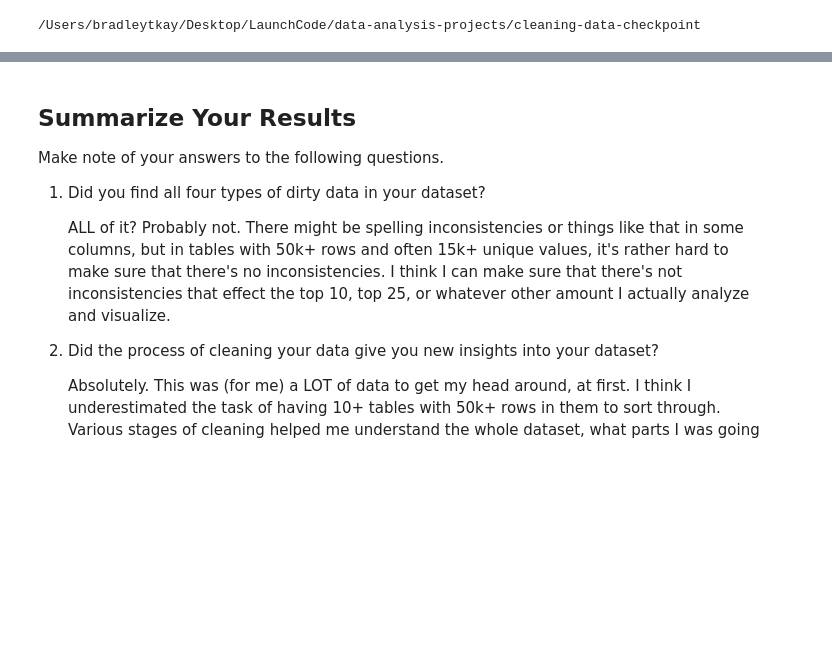
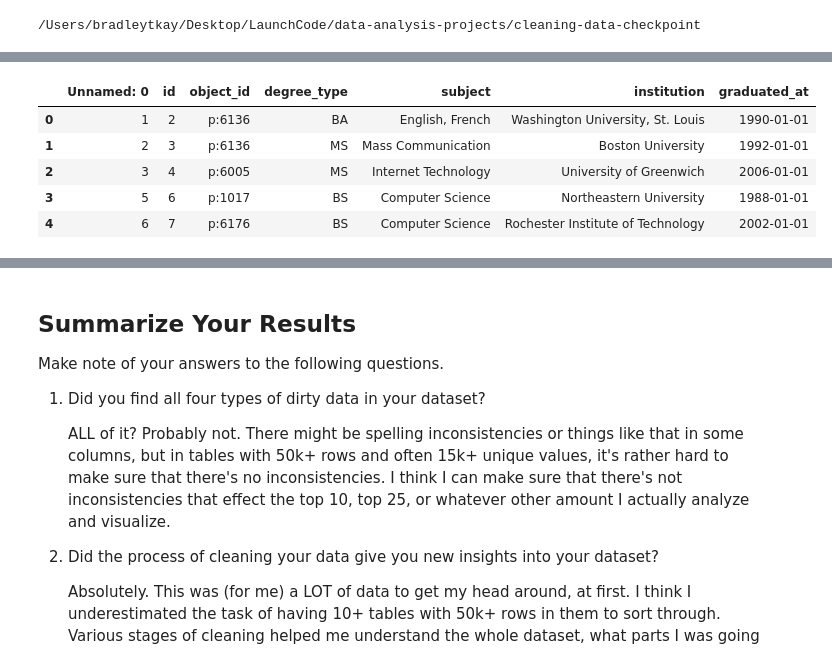
Before and after one commit to bradleytkay/cleaning-data-checkpoint, a Jupyter notebook: checkpoint-three.ipynb, the cells around one changed output, grey strips where cells are left out. Drawn from its saved outputs; the diff is of its cells as text; code cells hidden in the pictures; blank space fills up the shorter version.

```diff
--- a/checkpoint-three.ipynb
+++ b/checkpoint-three.ipynb
@@ -1582,0 +1659,11 @@ squeaky_relationships_df.to_csv("clean_relationships.csv")
+# %%
+degrees_df = pd.read_csv("clean_degrees.csv")
+
+degrees_df.head()
+# %% [output]
+|  | Unnamed: 0 | id | object_id | degree_type | subject | institution | graduated_at |
+| 0 | 1 | 2 | p:6136 | BA | English, French | Washington University, St. Louis | 1990-01-01 |
+| 1 | 2 | 3 | p:6136 | MS | Mass Communication | Boston University | 1992-01-01 |
+| 2 | 3 | 4 | p:6005 | MS | Internet Technology | University of Greenwich | 2006-01-01 |
+| 3 | 5 | 6 | p:1017 | BS | Computer Science | Northeastern University | 1988-01-01 |
+| 4 | 6 | 7 | p:6176 | BS | Computer Science | Rochester Institute of Technology | 2002-01-01 |
```
Also changed, not shown: parts of 2 cells of this notebook.
